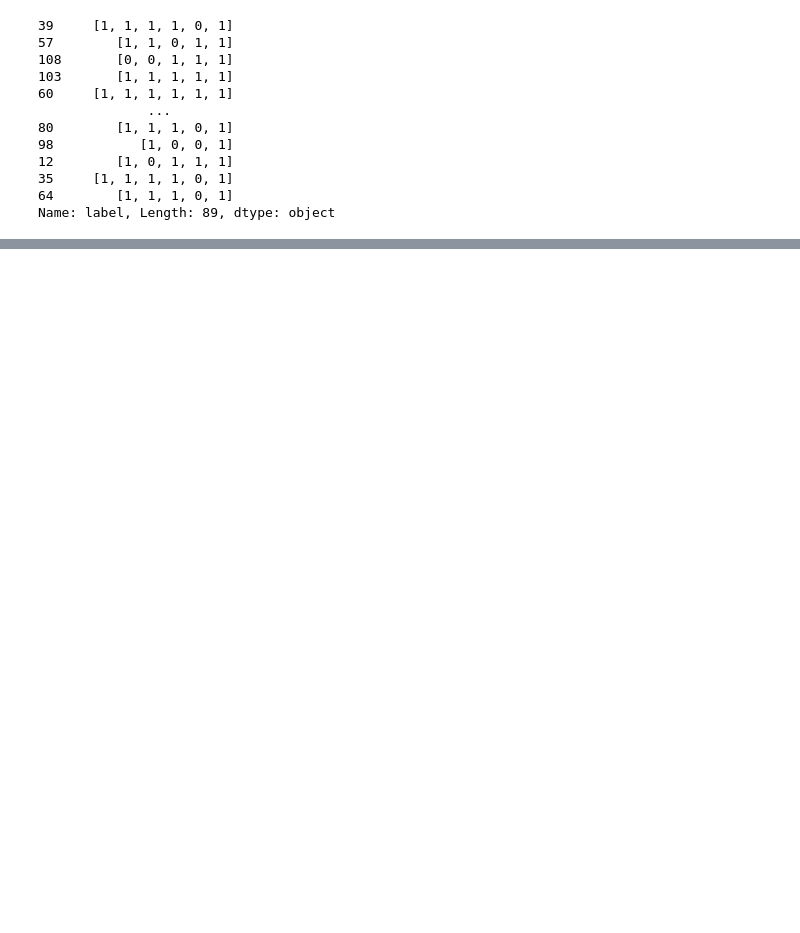
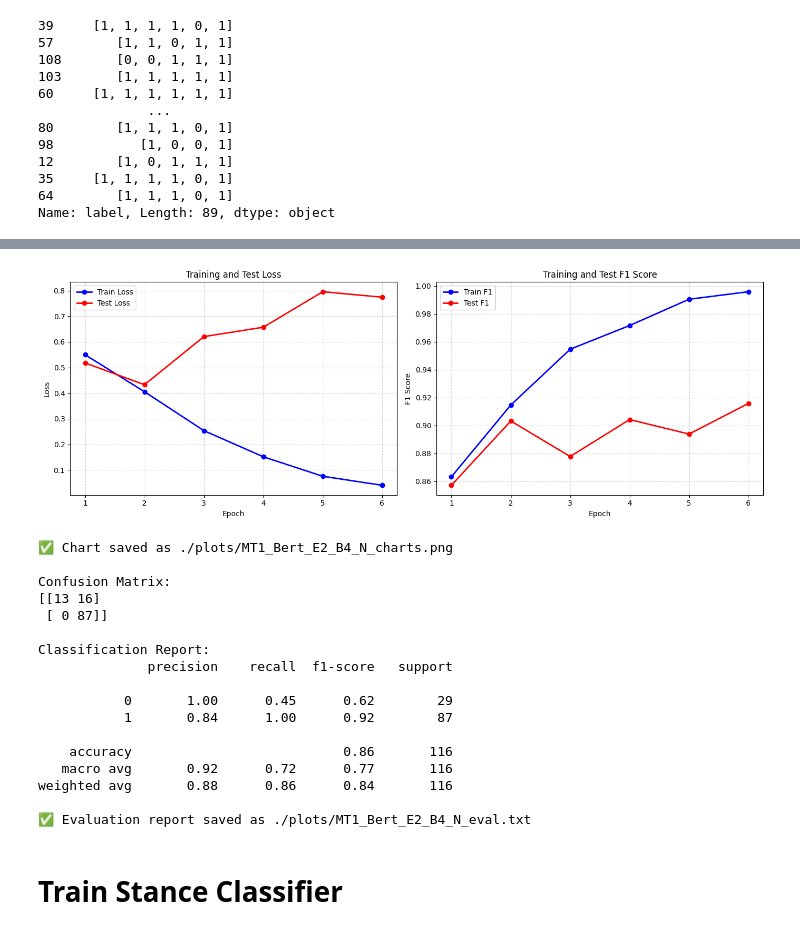
Before and after one commit to myeghaneh/ArguSentiment, a Jupyter notebook: src/experiments.ipynb, the cells around one changed output, grey strips where cells are left out. Saved outputs shown, nothing was run; the diff lists cells and outputs as text; code cells hidden in the pictures; blank space fills up the shorter version.

```diff
--- a/src/experiments.ipynb
+++ b/src/experiments.ipynb
@@ -101,0 +70,2 @@ BERTClassifier(
+# %%
+X_train_n, X_test_n, y_train_n, y_test_n = preprocess_data(dfMT1, use_nrc=True, include_topic=True, sample_level= False, test_size=0.2,random_state=41,)
@@ -101,0 +94,13 @@ BERTClassifier(
+# %%
+model_n, history_n, y_test_pred_n = train_model(
+    X_train=(X_train_n['text'].tolist(), X_train_n['topic_id'].tolist()),
+    y_train=y_train_n.tolist(),
+    X_test=(X_test_n['text'].tolist(), X_test_n['topic_id'].tolist()),
+    y_test=y_test_n.tolist(),
+    batch_size=4,
+    epochs=6,
+    device='cuda' if torch.cuda.is_available() else 'cpu',
+    sample_level=False,
+    model_name='bert-base-uncased',  # or any HuggingFace model like 'roberta-base'
+    saved_model_path='./models/stance_model_MT1_Bert_E6_B4_N.pt'
+    )
@@ -101,0 +145,23 @@ BERTClassifier(
+# %%
+plot_training_history_cm_cr(history_n, y_true=y_test_n, y_pred=y_test_pred_n, run_name="./plots/MT1_Bert_E2_B4_N")
+# %% [output]
+[figure, added]
+✅ Chart saved as ./plots/MT1_Bert_E2_B4_N_charts.png
+
+Confusion Matrix:
+[[13 16]
+ [ 0 87]]
+
+Classification Report:
+              precision    recall  f1-score   support
+
+           0       1.00      0.45      0.62        29
+           1       0.84      1.00      0.92        87
+
+    accuracy                           0.86       116
+   macro avg       0.92      0.72      0.77       116
+weighted avg       0.88      0.86      0.84       116
+
+✅ Evaluation report saved as ./plots/MT1_Bert_E2_B4_N_eval.txt
+# %% [markdown]
+# Train Stance  Classifier
```
Also changed, not shown: parts of 42 cells of this notebook, 1 other file.
